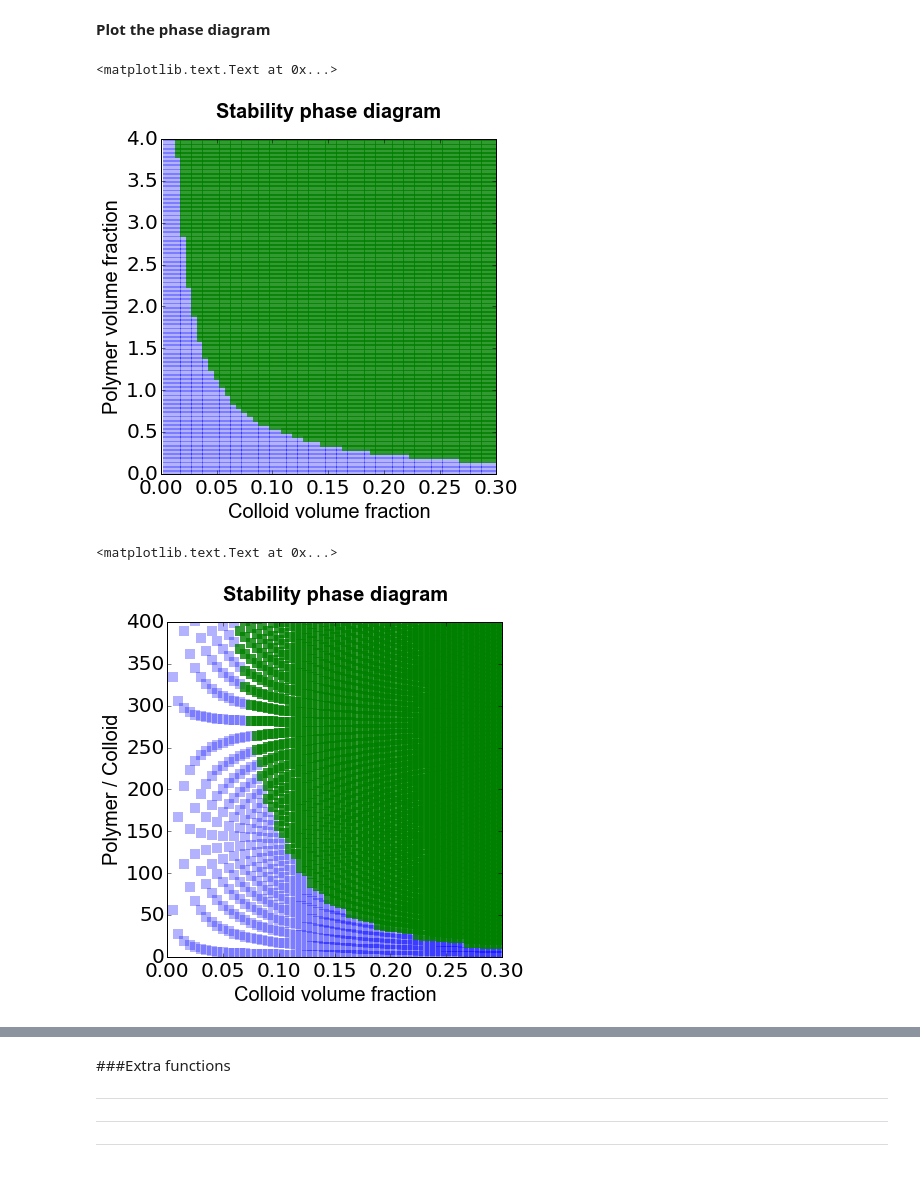
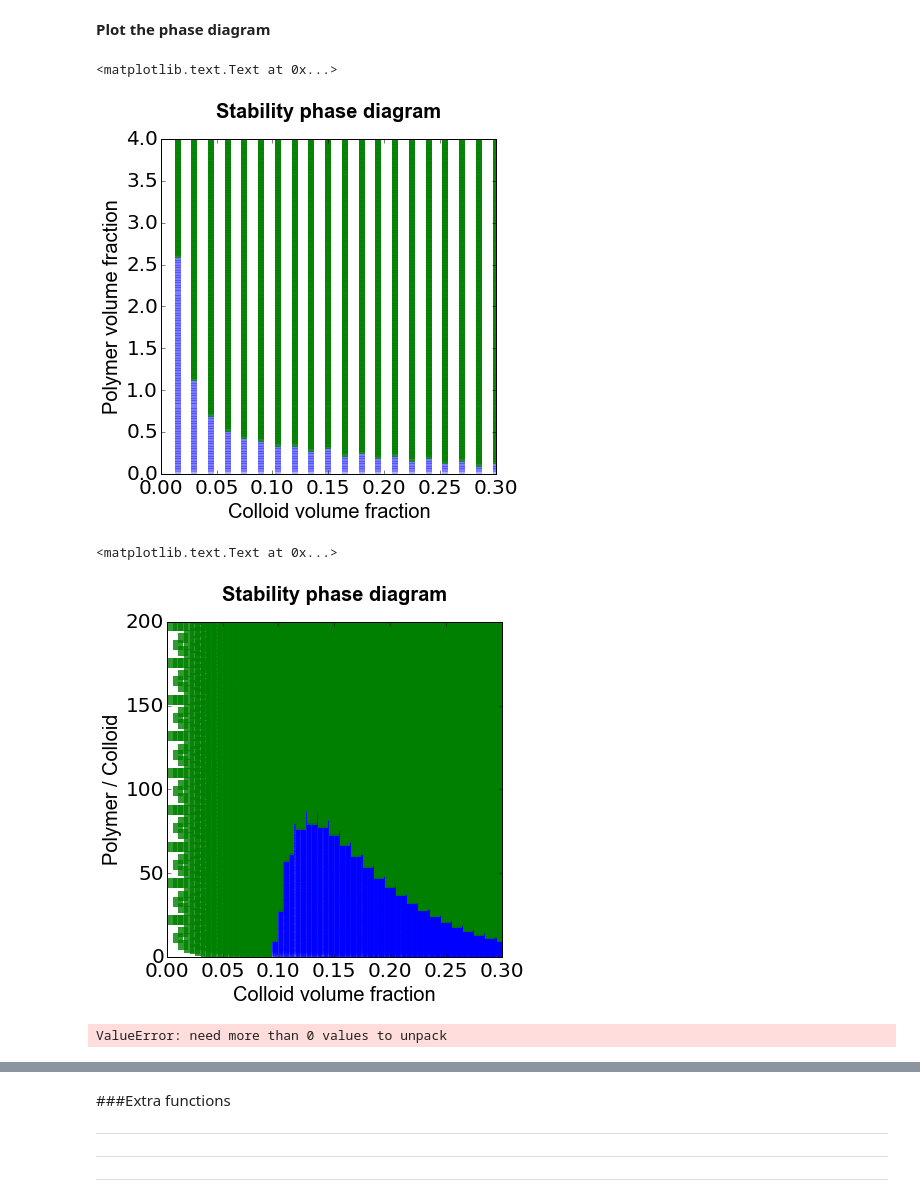
Before and after one commit to rjadrich/depletion_gel_model, a Jupyter notebook: depletion_gel_theory.ipynb, the cells around one changed output, grey strips where cells are left out. Cells and saved outputs as stored; diff of their text form; code cells hidden in the pictures.

```diff
--- a/depletion_gel_theory.ipynb
+++ b/depletion_gel_theory.ipynb
@@ -551,20 +542,20 @@ def calculate_spinodal_boundary_ratio(p_c_low, p_c_hi, p_c_inc, g_pc_low, g_pc_h
 
 #parameters
 d_c = 1.0
-d_p = 0.33
+d_p = 0.45
 R_cp = 0.01
 l = 0.2364
-Z_c = 0.000000001
-BA = 0.000000001 #1.5 #3.3
+Z_c = 45.0
+BA = 0.000000001
 
 #colloid
-n_c_low = 0.005
+n_c_low = 0.015 #0.005
 n_c_hi = 0.6
-n_c_inc = 0.005
+n_c_inc = 0.015 #0.005
 #polymer
-n_p_low = 0.01
+n_p_low = 0.03 #0.01
 n_p_hi = 10.5
-n_p_inc = 0.01
+n_p_inc = 0.03 #0.01
 
 #recalculate in terms of densities
 p_c_low = 6.0*n_c_low/(pi*d_c*d_c*d_c)
@@ -575,7 +566,7 @@ p_p_hi = 6.0*n_p_hi/(pi*d_p*d_p*d_p)
 p_p_inc = 6.0*n_p_inc/(pi*d_p*d_p*d_p)
 
 #salt
-p_s = 0.01
+p_s = 15.00
 
 min_step= 0.001 #0.001
 stable, unstable = calculate_spinodal(p_c_low, p_c_hi, p_c_inc, p_p_low, p_p_hi, p_p_inc, p_s, d_c, d_p, l, Z_c, R_cp, BA, min_step)
@@ -606,33 +597,33 @@ plt.tick_params(axis='both', labelsize=20)
 plt.title("Stability phase diagram", y=1.05, fontdict = title_font)
 # %% [output]
 <matplotlib.text.Text at 0x...>
-[figure, old version]
+[figure, new version]
 # %%
 #font scpecifications
 title_font = {'family' : 'arial', 'color'  : 'black', 'weight' : 'heavy','size': 20}
 axis_label_font = {'family' : 'arial', 'color'  : 'black', 'weight' : 'normal','size': 20}
 
 #figure size and tick style
 plt.rcParams["figure.figsize"] = [6,6]
 plt.rc('axes',edgecolor='black',linewidth=1)
 plt.tick_params(which='both', axis='both', color='black', length=4, width=0.5)
 plt.rcParams['xtick.direction'] = 'in'
 plt.rcParams['ytick.direction'] = 'in'
 
 
 plt.xlabel('Colloid volume fraction', fontsize=20, fontdict = axis_label_font)
 plt.ylabel('Polymer / Colloid', fontsize=20, fontdict = axis_label_font)
 plt.scatter(stable[3], stable[2], c="b", marker="s", s=90, alpha=0.3, linewidths=0.0)
 plt.scatter(unstable[3],unstable[2], c="g", marker="s", s=90, alpha=0.8, linewidths=0.0)
-plt.ylim((0,400))
+plt.ylim((0,200))
 plt.xlim((0,0.3))
 
 #title and axis labels
 plt.tick_params(axis='both', labelsize=20)
 plt.title("Stability phase diagram", y=1.05, fontdict = title_font)
 # %% [output]
 <matplotlib.text.Text at 0x...>
-[figure, old version]
+[figure, new version]
 # %%
 #parameters
 d_c = 1.0
@@ -670,31 +661,36 @@ d_c = 1.0
 d_p = 0.45
 R_cp = 0.01
 l = 0.2364
-Z_c = 0.000000001
+Z_c = 45.0
 BA = 0.000000001 #3.5 #3.5
 
 #colloid
-n_c_low = 0.005
+n_c_low = 0.01
 n_c_hi = 0.6
-n_c_inc = 0.005
+n_c_inc = 0.01
 #polymer
 g_pc_low = 1.0
 g_pc_hi = 300.0
-g_pc_inc = 0.2
+g_pc_inc = 0.5
 
 #recalculate in terms of densities
 p_c_low = 6.0*n_c_low/(pi*d_c*d_c*d_c)
 p_c_hi = 6.0*n_c_hi/(pi*d_c*d_c*d_c)
 p_c_inc = 6.0*n_c_inc/(pi*d_c*d_c*d_c)
-p_p_low = 6.0*n_p_low/(pi*d_p*d_p*d_p)
-p_p_hi = 6.0*n_p_hi/(pi*d_p*d_p*d_p)
-p_p_inc = 6.0*n_p_inc/(pi*d_p*d_p*d_p)
 
 #salt
-p_s = 0.01
+p_s = 6.00
 
+#perform spinodal calculation
 min_step= 0.001 #0.001
 boundary = calculate_spinodal_boundary_ratio(p_c_low, p_c_hi, p_c_inc, g_pc_low, g_pc_hi, g_pc_inc, p_s, d_c, d_p, l, Z_c, R_cp, BA, min_step)
+
+#persist via pickle
+filename = "data\calculations\spinodal-d_c=%f-d_p=%f-R_cp=%f-l=%f-Z_c=%f-BA=%f.csv" % (d_c, d_p, R_cp, l, Z_c, BA)
+with open(filename, 'wb') as f:
+    pickle.dump(boundary, f)
+# %% [output]
+ValueError: need more than 0 values to unpack
 # %%
 #font scpecifications
 title_font = {'family' : 'arial', 'color'  : 'black', 'weight' : 'heavy','size': 20}
```
Also changed, not shown: parts of 21 cells of this notebook, 8 other files.
